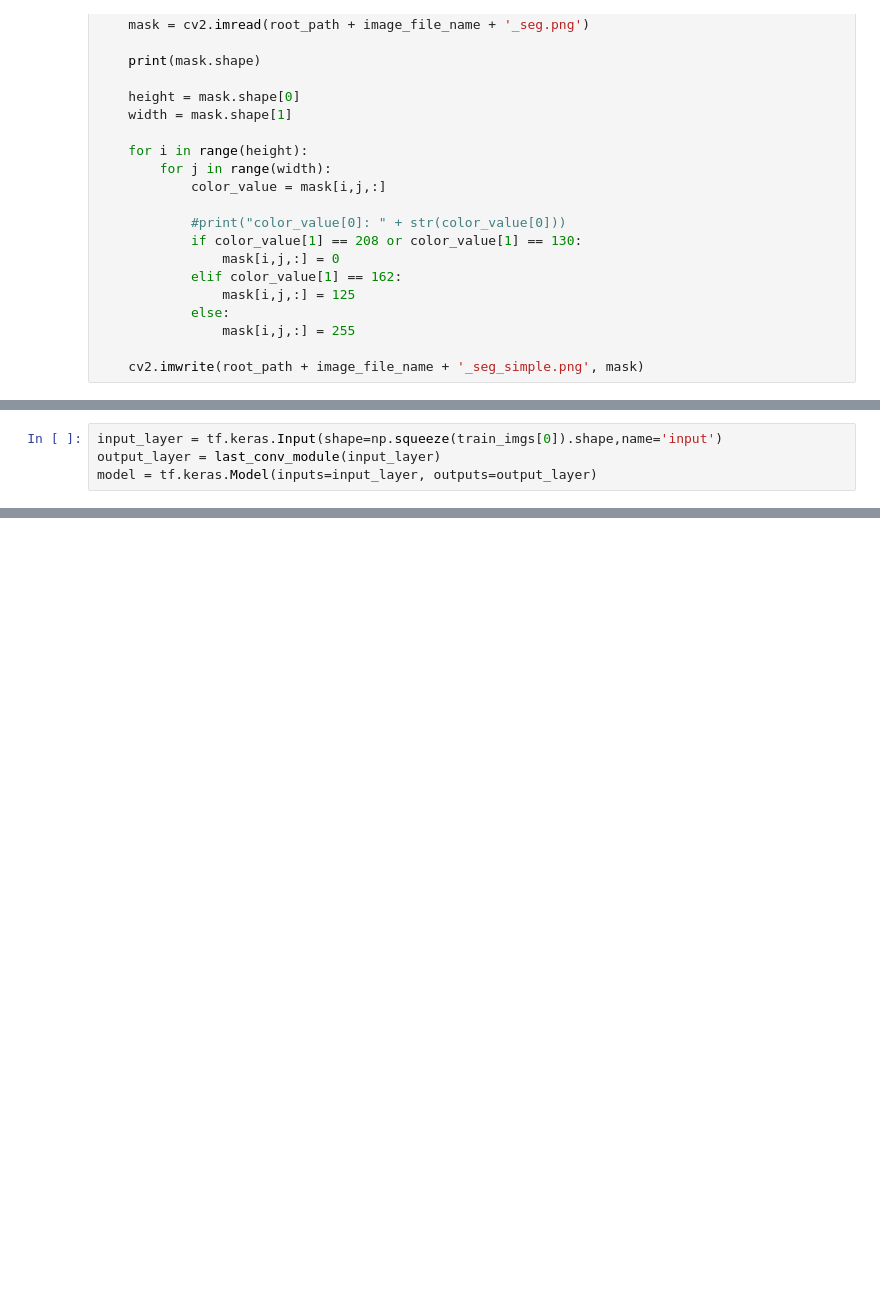
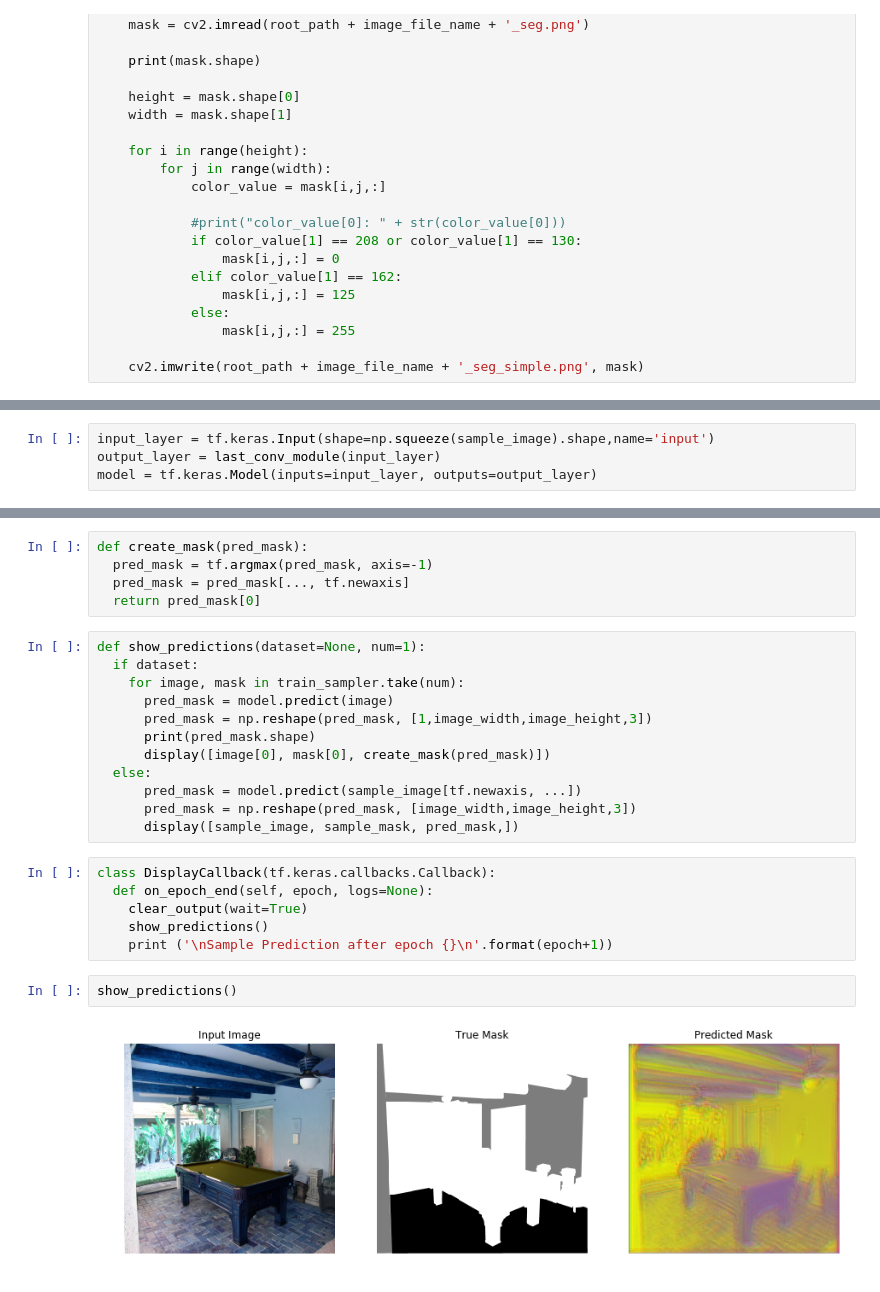
Before and after one commit to kimbring2/DeepSoccer, a Jupyter notebook: segmentation_kaggle.ipynb, the cells around one changed output, grey strips where cells are left out. Cells and saved outputs as stored; diff of their text form; blank space fills up the shorter version.

```diff
--- a/segmentation_kaggle.ipynb
+++ b/segmentation_kaggle.ipynb
@@ -220,6 +324,6 @@ def last_conv_module(input_layer):
     return X
 # %%
-input_layer = tf.keras.Input(shape=np.squeeze(train_imgs[0]).shape,name='input')
+input_layer = tf.keras.Input(shape=np.squeeze(sample_image).shape,name='input')
 output_layer = last_conv_module(input_layer)
 model = tf.keras.Model(inputs=input_layer, outputs=output_layer)
 # %%
@@ -247,2 +353,29 @@ ________________________________________________________________________________
+# %%
+def create_mask(pred_mask):
+  pred_mask = tf.argmax(pred_mask, axis=-1)
+  pred_mask = pred_mask[..., tf.newaxis]
+  return pred_mask[0]
+# %%
+def show_predictions(dataset=None, num=1):
+  if dataset:
+    for image, mask in train_sampler.take(num):
+      pred_mask = model.predict(image)
+      pred_mask = np.reshape(pred_mask, [1,image_width,image_height,3])
+      print(pred_mask.shape)
+      display([image[0], mask[0], create_mask(pred_mask)])
+  else:
+      pred_mask = model.predict(sample_image[tf.newaxis, ...])
+      pred_mask = np.reshape(pred_mask, [image_width,image_height,3])
+      display([sample_image, sample_mask, pred_mask,])
+# %%
+class DisplayCallback(tf.keras.callbacks.Callback):
+  def on_epoch_end(self, epoch, logs=None):
+    clear_output(wait=True)
+    show_predictions()
+    print ('\nSample Prediction after epoch {}\n'.format(epoch+1))
+# %%
+show_predictions()
+# %% [output]
+[figure, added]
 # %%
 model.compile(optimizer=tf.keras.optimizers.Adam(learning_rate=0.0001), loss='mse')
```
Also changed, not shown: parts of 24 cells of this notebook.
